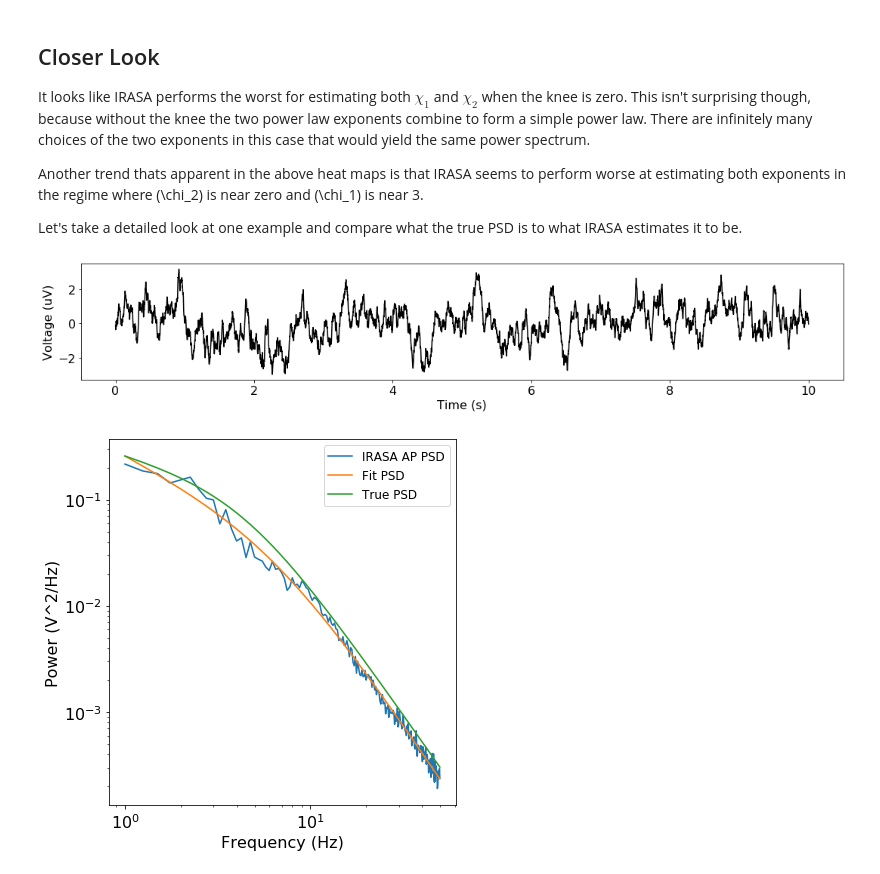
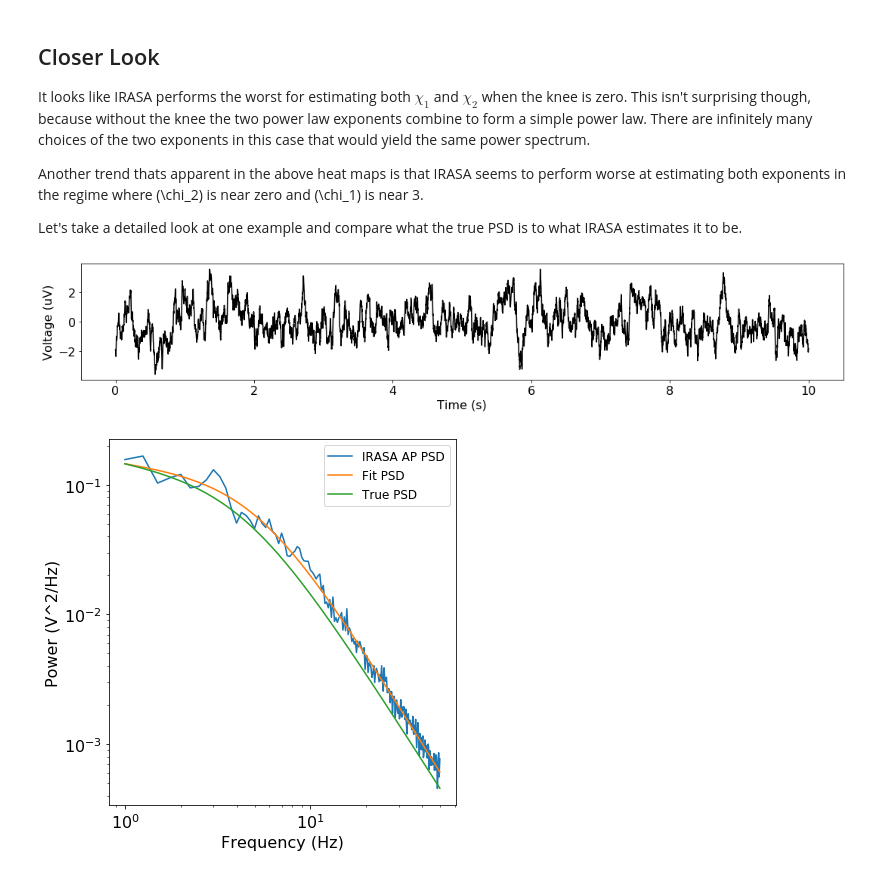
Before and after one commit to AperiodicMethods/AperiodicMethods, a Jupyter notebook: notebooks/EricIRASANotes.ipynb, the cells around one changed output. Cells and saved outputs as stored; diff of their text form; code cells hidden in the pictures.

```diff
--- a/notebooks/EricIRASANotes.ipynb
+++ b/notebooks/EricIRASANotes.ipynb
@@ -1033,24 +1016,24 @@ Another trend thats apparent in the above heat maps is that IRASA seems to perfo
 
 Let's take a detailed look at one example and compare what the true PSD is to what IRASA estimates it to be.
 # %%
-chi1 = 0.5
+chi1 = 0.25
 chi2 = 2
 knee = 20.0
 times = create_times(N_SECONDS, FS)
 
 sig = sim_knee(N_SECONDS, FS, chi1, chi2, knee)
 plot_time_series(times, sig)
 freqs, psd = compute_spectrum(sig, FS)
 
 irasa_params = {'fs' : FS, 'f_range' : F_RANGE}
 freqs_irasa, psd_ap, psd_pe = compute_irasa(sig, **irasa_params)
 fit_offset, fit_chi1, fit_chi2, fit_knee = fit_irasa_knee(freqs_irasa,psd_ap)
 
 true_psd = 1/(freqs_irasa**chi1*(freqs_irasa**chi2 + knee))
 fit_psd = fit_offset/(freqs_irasa**fit_chi1 * (freqs_irasa**fit_chi2 + fit_knee))
 # Normalize to match intercept with curve fitted irasa PSD
 true_psd = fit_psd[0]/true_psd[0] * true_psd
 plot_power_spectra(freqs_irasa, [psd_ap, fit_psd, true_psd], labels=["IRASA AP PSD", "Fit PSD", "True PSD"])
 # %% [output]
-[figure, old version]
+[figure, new version]
-[figure, old version]
+[figure, new version]
```
Also changed, not shown: parts of 29 cells of this notebook, 2 other files.
